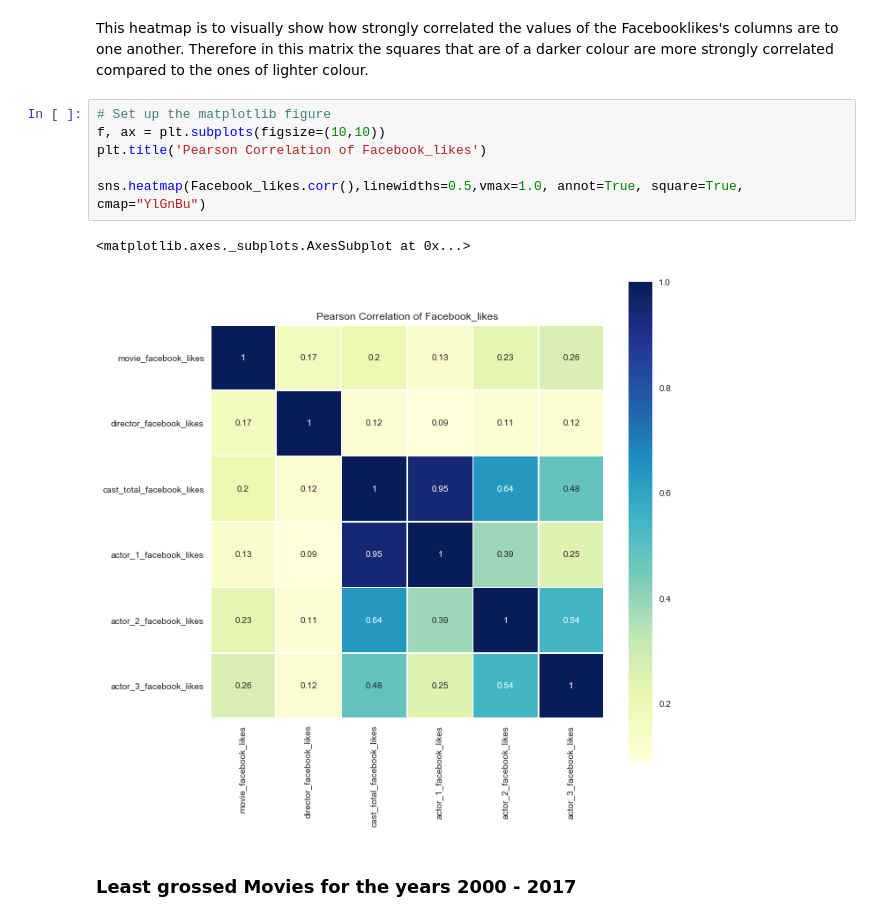
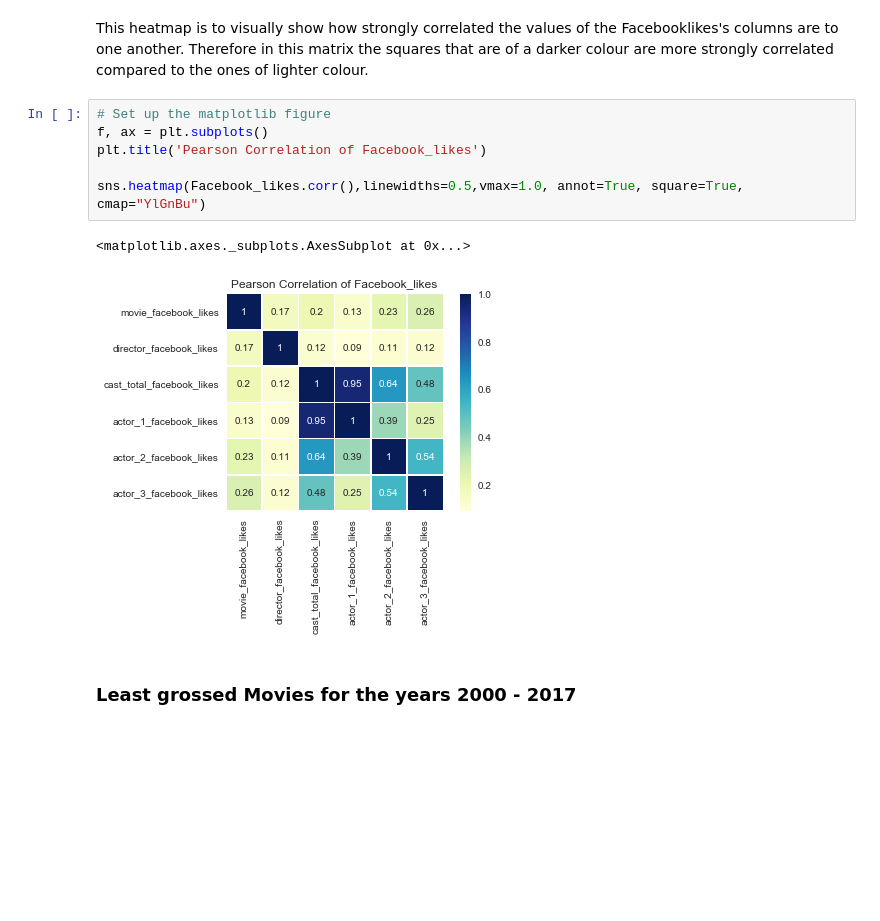
Before and after one commit to divyaaligireddy/IMDB-data-analysis, a Jupyter notebook: IMDB_data_analysis.ipynb, the cells around one changed output. Saved outputs shown, nothing was run; the diff lists cells and outputs as text; blank space fills up the shorter version.

```diff
--- a/IMDB_data_analysis.ipynb
+++ b/IMDB_data_analysis.ipynb
@@ -313,13 +318,13 @@ Facebook_likes.corr(method='pearson', min_periods=1)
 This heatmap is to visually show how strongly correlated the values of the Facebooklikes's columns are to one another. Therefore in this matrix the squares that are of a darker colour are more strongly correlated compared to the ones of lighter colour.
 # %%
 # Set up the matplotlib figure
-f, ax = plt.subplots(figsize=(10,10))
+f, ax = plt.subplots()
 plt.title('Pearson Correlation of Facebook_likes')
 
 sns.heatmap(Facebook_likes.corr(),linewidths=0.5,vmax=1.0, annot=True, square=True, cmap="YlGnBu")
 # %% [output]
 <matplotlib.axes._subplots.AxesSubplot at 0x...>
-[figure, old version]
+[figure, new version]
 # %% [markdown]
 ### Least grossed Movies for the years 2000 - 2017
 # %%
```
Also changed, not shown: parts of 10 cells of this notebook.
